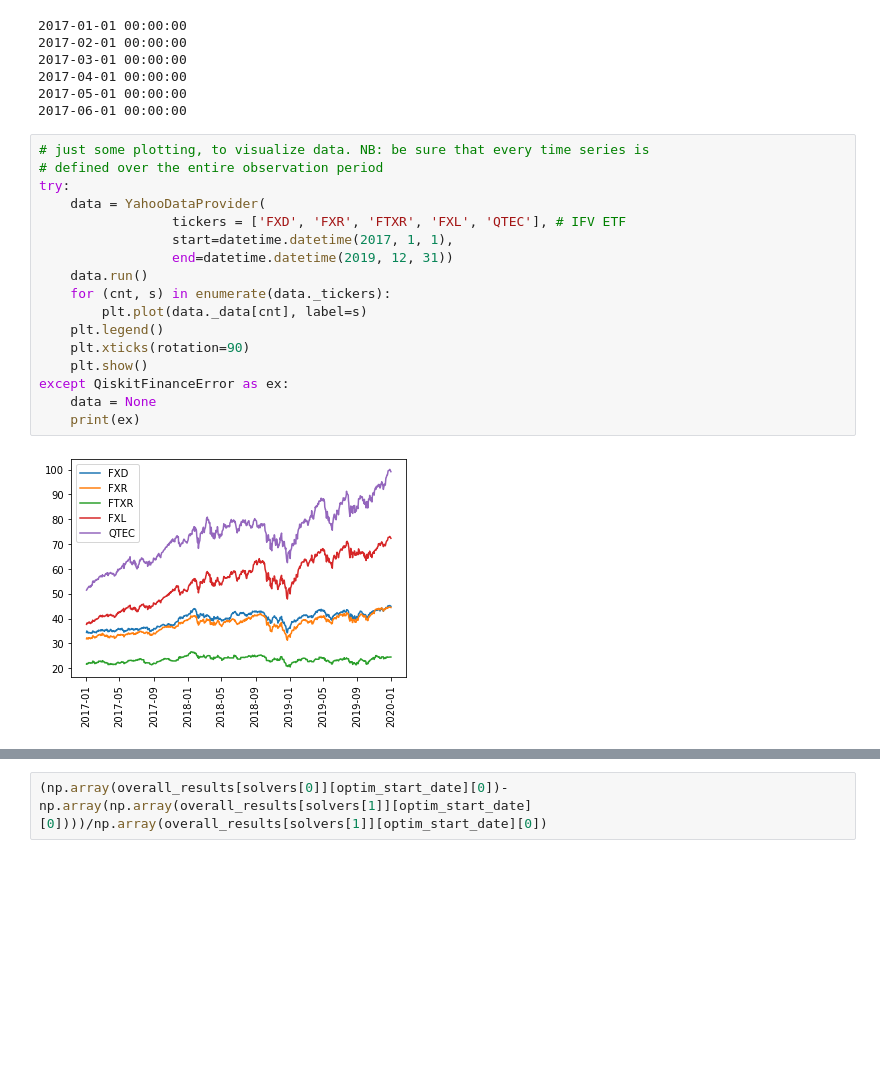
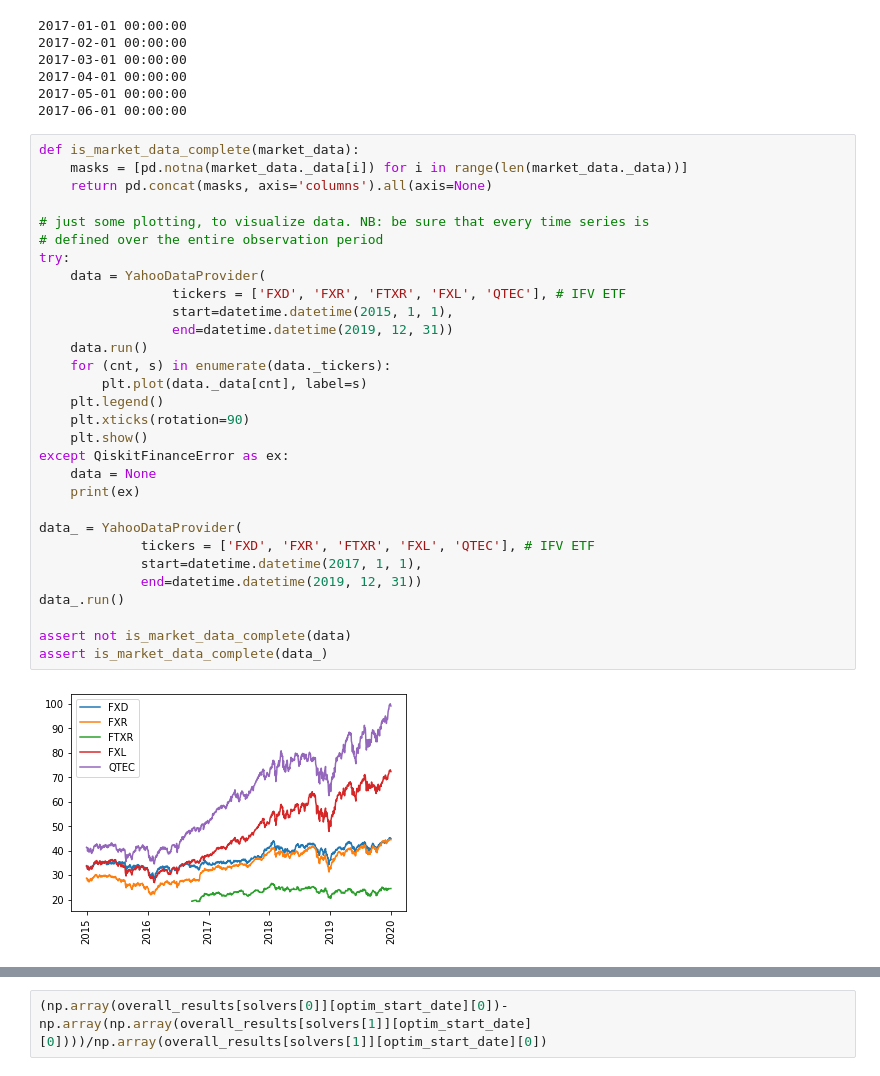
Before and after one commit to grossiM/quantum-optimization-experiments, a Jupyter notebook: benchmarking.ipynb, the cells around one changed output, grey strips where cells are left out. Drawn from its saved outputs; the diff is of its cells as text; blank space fills up the shorter version.

Commit message:
added some moke visualizations

```diff
--- a/benchmarking.ipynb
+++ b/benchmarking.ipynb
@@ -61,24 +62,37 @@ for date in dates_gen(s, e, d):
 2017-05-01 00:00:00
 2017-06-01 00:00:00
 # %%
+def is_market_data_complete(market_data):
+    masks = [pd.notna(market_data._data[i]) for i in range(len(market_data._data))]
+    return pd.concat(masks, axis='columns').all(axis=None)
+
 # just some plotting, to visualize data. NB: be sure that every time series is
 # defined over the entire observation period
 try:
     data = YahooDataProvider(
                  tickers = ['FXD', 'FXR', 'FTXR', 'FXL', 'QTEC'], # IFV ETF
-                 start=datetime.datetime(2017, 1, 1),
+                 start=datetime.datetime(2015, 1, 1),
                  end=datetime.datetime(2019, 12, 31))
     data.run()
     for (cnt, s) in enumerate(data._tickers):
         plt.plot(data._data[cnt], label=s)
     plt.legend()
     plt.xticks(rotation=90)
     plt.show()
 except QiskitFinanceError as ex:
     data = None
     print(ex)
+
+data_ = YahooDataProvider(
+             tickers = ['FXD', 'FXR', 'FTXR', 'FXL', 'QTEC'], # IFV ETF
+             start=datetime.datetime(2017, 1, 1),
+             end=datetime.datetime(2019, 12, 31))
+data_.run()
+
+assert not is_market_data_complete(data)
+assert is_market_data_complete(data_)
 # %% [output]
-[figure, old version]
+[figure, new version]
 # %%
 solvers = ['vqe', 'classic']
 
```
Also changed, not shown: parts of 6 cells of this notebook.
